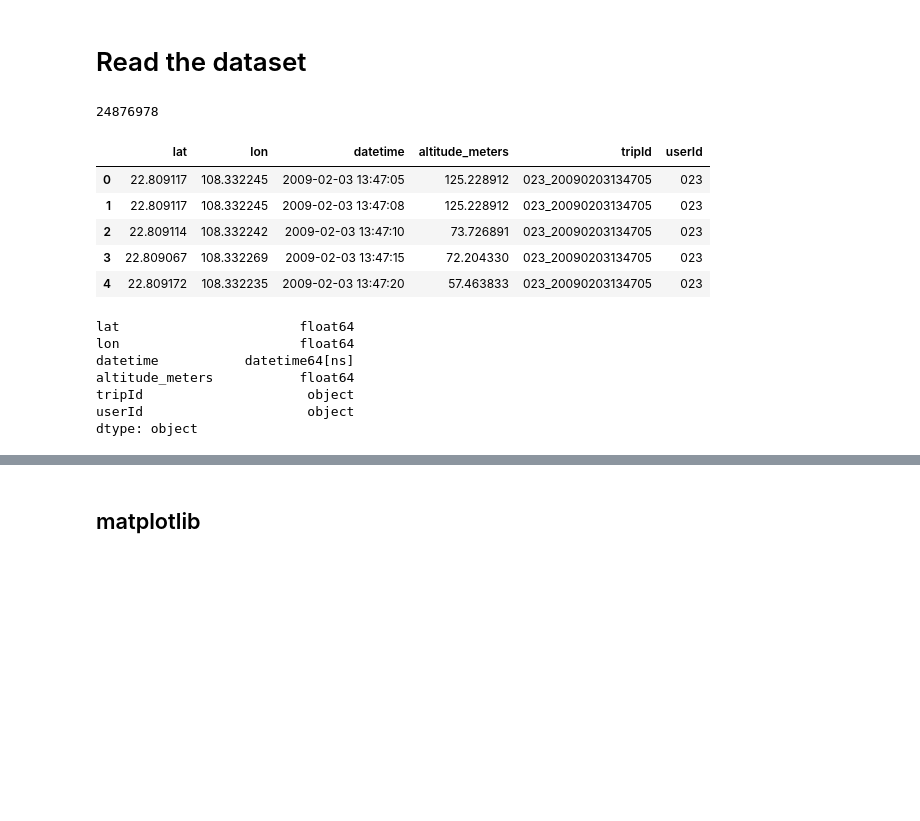
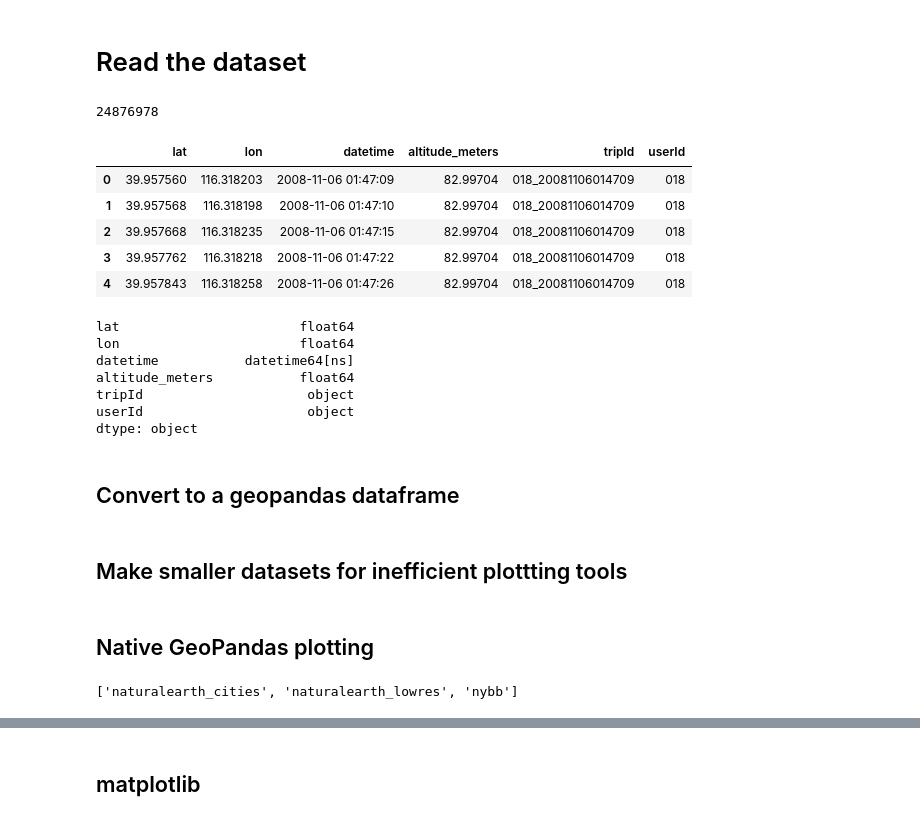
Before and after one commit to tjansson60/geospatial, a Jupyter notebook: geospatial.ipynb, the cells around one changed output, grey strips where cells are left out. Cells and saved outputs as stored; diff of their text form; code cells hidden in the pictures; blank space fills up the shorter version.

```diff
--- a/geospatial.ipynb
+++ b/geospatial.ipynb
@@ -7,17 +9,16 @@ from folium import plugins
 # Read the dataset
 # %%
 df = pd.read_parquet('data/geolife_trajectories_1_3.parquet')
-df_small = df.head(100000) # Make a smaller dataset for simple scatter plots
 print(df.shape[0])
 df.head()
 # %% [output]
 24876978
 |  | lat | lon | datetime | altitude_meters | tripId | userId |
-| 0 | 22.809117 | 108.332245 | 2009-02-03 13:47:05 | 125.228912 | 023_20090203134705 | 023 |
-| 1 | 22.809117 | 108.332245 | 2009-02-03 13:47:08 | 125.228912 | 023_20090203134705 | 023 |
-| 2 | 22.809114 | 108.332242 | 2009-02-03 13:47:10 | 73.726891 | 023_20090203134705 | 023 |
-| 3 | 22.809067 | 108.332269 | 2009-02-03 13:47:15 | 72.204330 | 023_20090203134705 | 023 |
-| 4 | 22.809172 | 108.332235 | 2009-02-03 13:47:20 | 57.463833 | 023_20090203134705 | 023 |
+| 0 | 39.957560 | 116.318203 | 2008-11-06 01:47:09 | 82.99704 | 018_20081106014709 | 018 |
+| 1 | 39.957568 | 116.318198 | 2008-11-06 01:47:10 | 82.99704 | 018_20081106014709 | 018 |
+| 2 | 39.957668 | 116.318235 | 2008-11-06 01:47:15 | 82.99704 | 018_20081106014709 | 018 |
+| 3 | 39.957762 | 116.318218 | 2008-11-06 01:47:22 | 82.99704 | 018_20081106014709 | 018 |
+| 4 | 39.957843 | 116.318258 | 2008-11-06 01:47:26 | 82.99704 | 018_20081106014709 | 018 |
 # %%
 df.dtypes
 # %% [output]
@@ -28,3 +29,5 @@ altitude_meters           float64
 tripId                     object
 userId                     object
 dtype: object
+# %% [markdown]
+## Convert to a geopandas dataframe
@@ -30,0 +38,2 @@ dtype: object
+# %% [markdown]
+## Make smaller datasets for inefficient plottting tools
@@ -30,0 +43,6 @@ dtype: object
+# %% [markdown]
+## Native GeoPandas plotting
+# %%
+gpd.datasets.available
+# %% [output]
+['naturalearth_cities', 'naturalearth_lowres', 'nybb']
```
Also changed, not shown: parts of 6 cells of this notebook, 2 other files.
